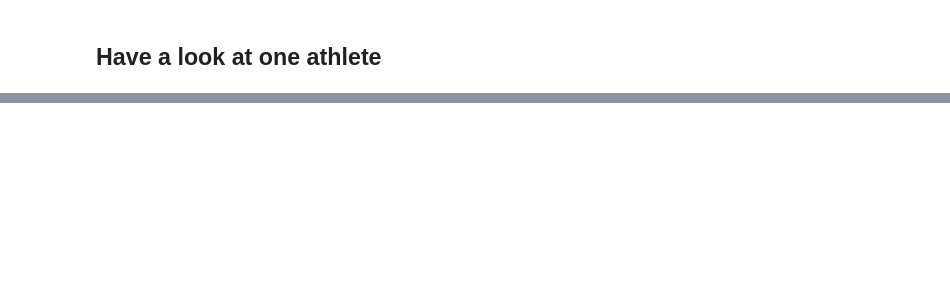
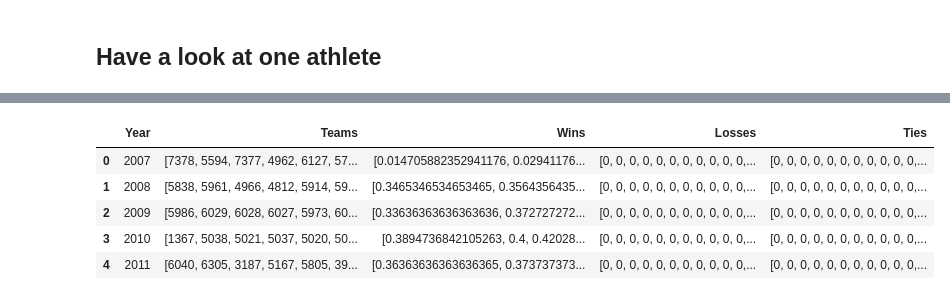
Before and after one commit to unicorne/luck_vs_skill, a Jupyter notebook: data/climbing.ipynb, the cells around one changed output, grey strips where cells are left out. Drawn from its saved outputs; the diff is of its cells as text; code cells hidden in the pictures; blank space fills up the shorter version.

```diff
--- a/data/climbing.ipynb
+++ b/data/climbing.ipynb
@@ -296,6 +257,7 @@ final_lead['points'] = 1/final_lead['mean']
 # %%
-final_format_lead = final_lead.sort_values(['points'], ascending=False).groupby(['season'])['lastname', 'points'].agg(list).reset_index()
-final_format_boulder = final_boulder.sort_values(['points'], ascending=False).groupby(['season'])['lastname', 'points'].agg(list).reset_index()
+# export final results for bouldering and lead
+final_format_lead = final_lead.sort_values(['points']).groupby(['season'])['athlete_id', 'points'].agg(list).reset_index()
+final_format_boulder = final_boulder.sort_values(['points'], ascending=False).groupby(['season'])['athlete_id', 'points'].agg(list).reset_index()
 # create a new column with name Losses and insert for every season a list of zeros with the same length
 final_format_lead['Losses'] = final_format_lead['points'].apply(lambda x: [0] * len(x))
 final_format_boulder['Losses'] = final_format_boulder['points'].apply(lambda x: [0] * len(x))
@@ -304,7 +266,7 @@ final_format_lead['Ties'] = final_format_lead['points'].apply(lambda x: [0] * le
 final_format_boulder['Ties'] = final_format_boulder['points'].apply(lambda x: [0] * len(x))
 
 # rename columns
-final_format_lead.rename(columns={'points': 'Wins', 'season': 'Year', 'lastname':'Teams'}, inplace=True)
-final_format_boulder.rename(columns={'points': 'Wins', 'season': 'Year', 'lastname':'Teams'}, inplace=True)
+final_format_lead.rename(columns={'points': 'Wins', 'season': 'Year', 'athlete_id':'Teams'}, inplace=True)
+final_format_boulder.rename(columns={'points': 'Wins', 'season': 'Year', 'athlete_id':'Teams'}, inplace=True)
 final_format_boulder.to_parquet('../prepared_data/bouldering.parquet')
 final_format_lead.to_parquet('../prepared_data/climbing.parquet')
@@ -406,0 +273,9 @@ def simulate_climbing_season(df_schedule,
+# %%
+final_format_lead.head()
+# %% [output]
+|  | Year | Teams | Wins | Losses | Ties |
+| 0 | 2007 | [7378, 5594, 7377, 4962, 6127, 57... | [0.014705882352941176, 0.02941176... | [0, 0, 0, 0, 0, 0, 0, 0, 0, 0, 0,... | [0, 0, 0, 0, 0, 0, 0, 0, 0, 0, 0,... |
+| 1 | 2008 | [5838, 5961, 4966, 4812, 5914, 59... | [0.3465346534653465, 0.3564356435... | [0, 0, 0, 0, 0, 0, 0, 0, 0, 0, 0,... | [0, 0, 0, 0, 0, 0, 0, 0, 0, 0, 0,... |
+| 2 | 2009 | [5986, 6029, 6028, 6027, 5973, 60... | [0.33636363636363636, 0.372727272... | [0, 0, 0, 0, 0, 0, 0, 0, 0, 0, 0,... | [0, 0, 0, 0, 0, 0, 0, 0, 0, 0, 0,... |
+| 3 | 2010 | [1367, 5038, 5021, 5037, 5020, 50... | [0.3894736842105263, 0.4, 0.42028... | [0, 0, 0, 0, 0, 0, 0, 0, 0, 0, 0,... | [0, 0, 0, 0, 0, 0, 0, 0, 0, 0, 0,... |
+| 4 | 2011 | [6040, 6305, 3187, 5167, 5805, 39... | [0.36363636363636365, 0.373737373... | [0, 0, 0, 0, 0, 0, 0, 0, 0, 0, 0,... | [0, 0, 0, 0, 0, 0, 0, 0, 0, 0, 0,... |
```
Also changed, not shown: parts of 21 cells of this notebook, 47 other files.
